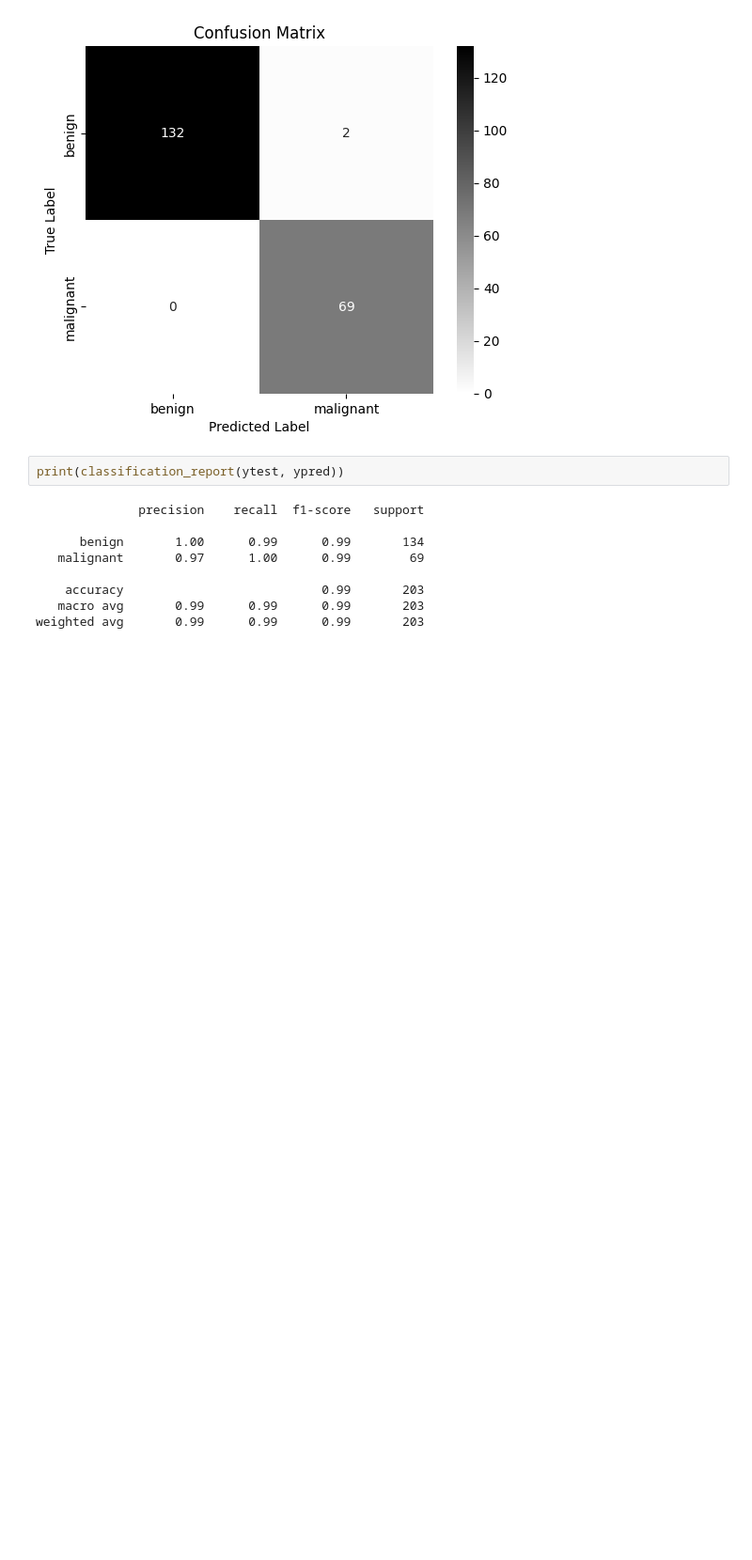
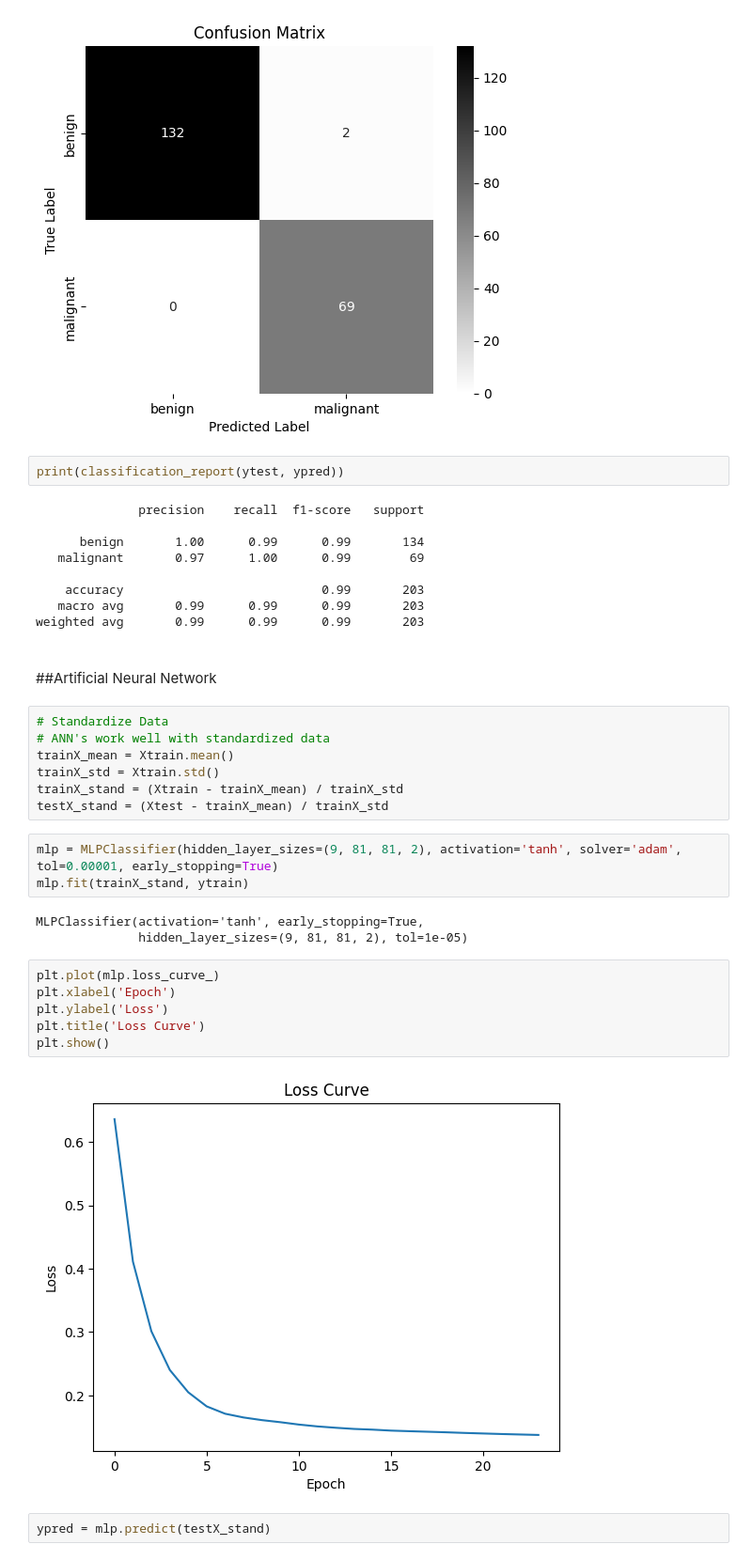
Before and after one commit to cdailey2/Breast_Cancer_Detection, a Jupyter notebook: src/main.ipynb, the cells around one changed output. Shown at 94% size. Saved outputs shown, nothing was run; the diff lists cells and outputs as text; blank space fills up the shorter version.

```diff
--- a/src/main.ipynb
+++ b/src/main.ipynb
@@ -372,3 +373,30 @@ print(classification_report(ytest, ypred))
     accuracy                           0.99       203
    macro avg       0.99      0.99      0.99       203
 weighted avg       0.99      0.99      0.99       203
+# %% [markdown]
+<br>
+
+##Artificial Neural Network
+# %%
+# Standardize Data
+# ANN's work well with standardized data
+trainX_mean = Xtrain.mean()
+trainX_std = Xtrain.std()
+trainX_stand = (Xtrain - trainX_mean) / trainX_std
+testX_stand = (Xtest - trainX_mean) / trainX_std
+# %%
+mlp = MLPClassifier(hidden_layer_sizes=(9, 81, 81, 2), activation='tanh', solver='adam', tol=0.00001, early_stopping=True)
+mlp.fit(trainX_stand, ytrain)
+# %% [output]
+MLPClassifier(activation='tanh', early_stopping=True,
+              hidden_layer_sizes=(9, 81, 81, 2), tol=1e-05)
+# %%
+plt.plot(mlp.loss_curve_)
+plt.xlabel('Epoch')
+plt.ylabel('Loss')
+plt.title('Loss Curve')
+plt.show()
+# %% [output]
+[figure, added]
+# %%
+ypred = mlp.predict(testX_stand)
```
Also changed, not shown: parts of 11 cells of this notebook.
